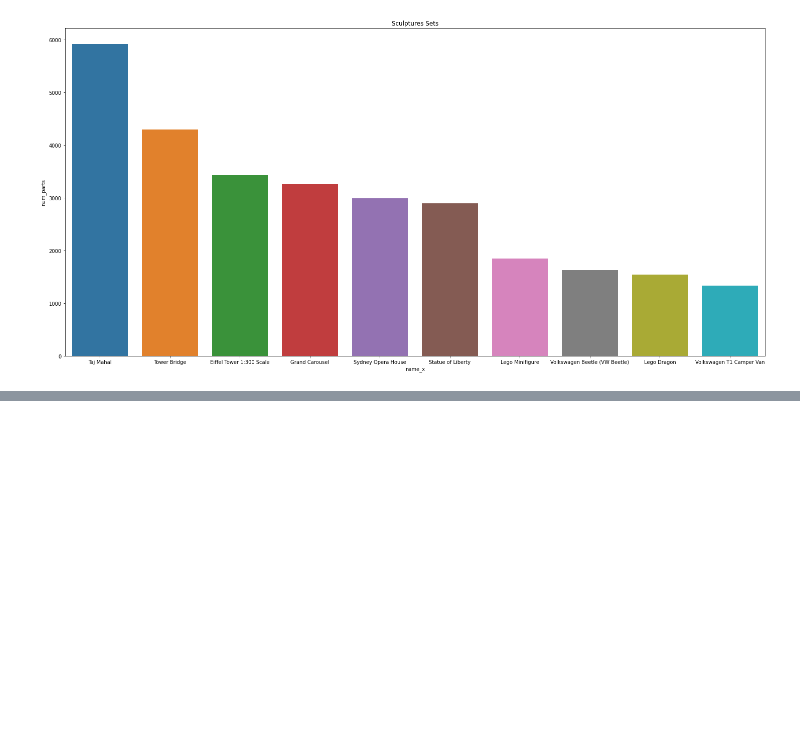
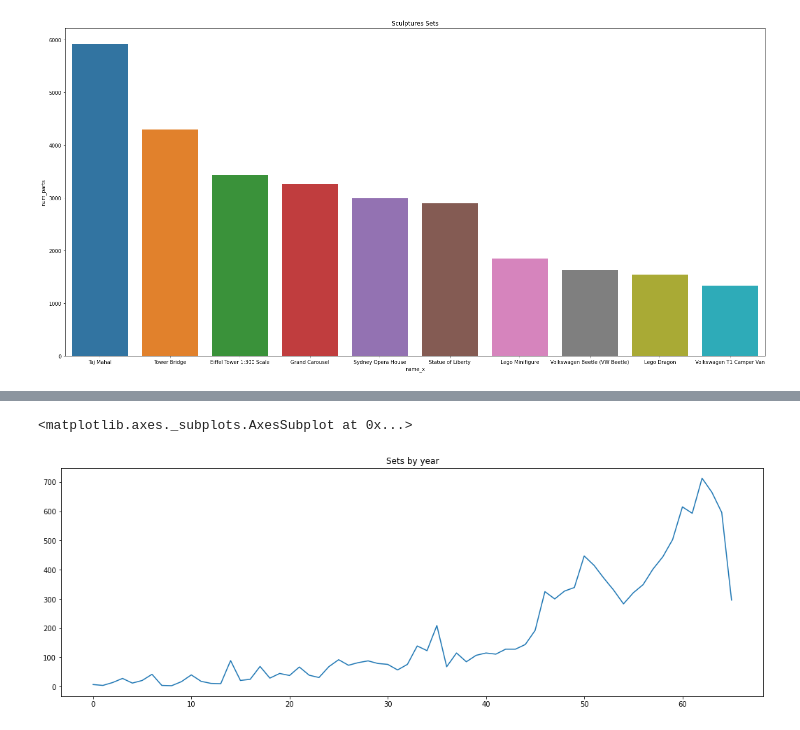
Before and after one commit to RodolfoPerna/portfolio, a Jupyter notebook: Lego_History.ipynb, the cells around one changed output, grey strips where cells are left out. Cells and saved outputs as stored; diff of their text form; code cells hidden in the pictures; blank space fills up the shorter version.

```diff
--- a/Lego_History.ipynb
+++ b/Lego_History.ipynb
@@ -124,0 +125,10 @@ sets.loc[sets['num_parts'] == sets.groupby('name_y')['num_parts'].transform('max
+# %%
+grouped = sets.groupby('year')
+aggregate = list((k, v["theme_id"].count()) for k, v in grouped)
+sets_by_year = pd.DataFrame(aggregate, columns=['year', 'num_sets'])#.set_index('year')
+plt.figure(figsize=(18,6)) #define the figure size
+plt.title("Sets by year") #plot title
+sns.lineplot(data=sets_by_year['num_sets']) #create line plot
+# %% [output]
+<matplotlib.axes._subplots.AxesSubplot at 0x...>
+[figure, added]
```
Also changed, not shown: parts of 4 cells of this notebook.
